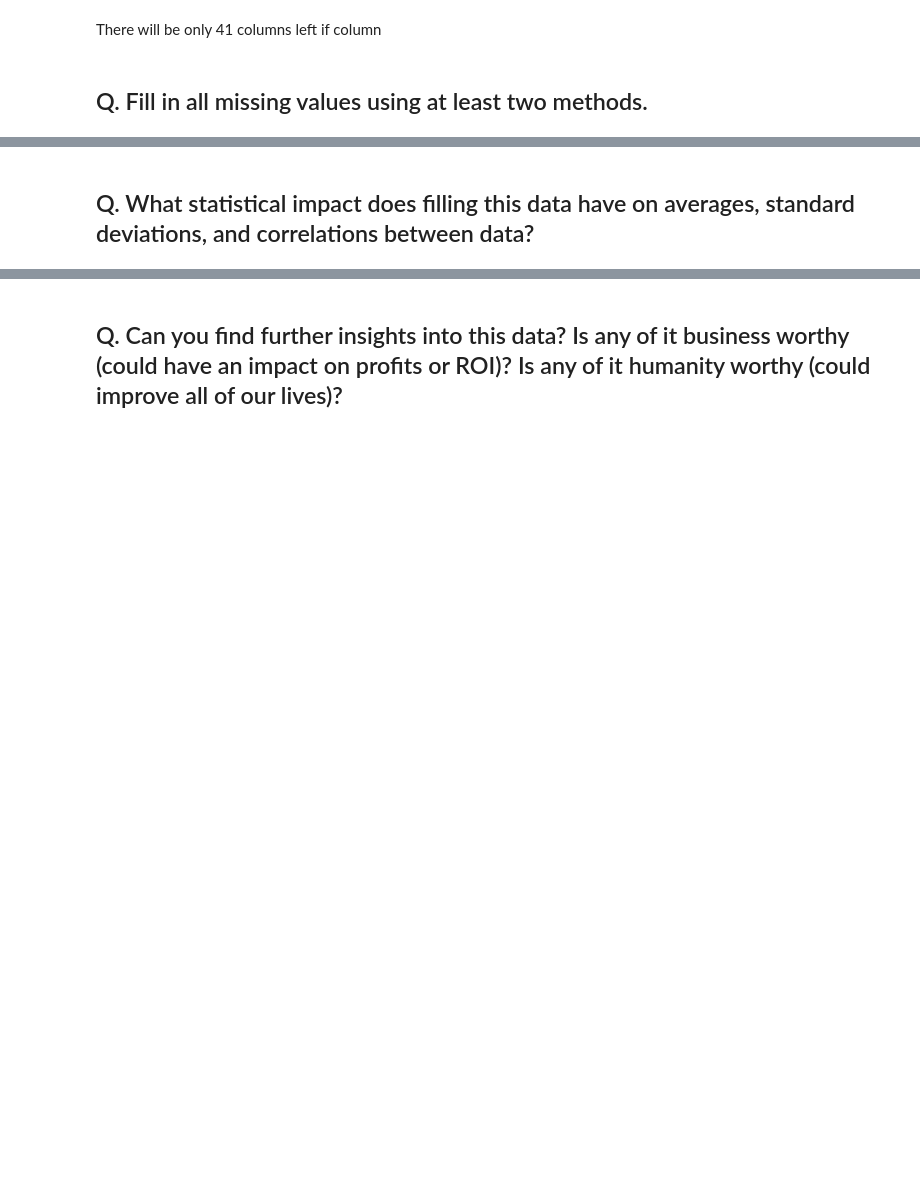
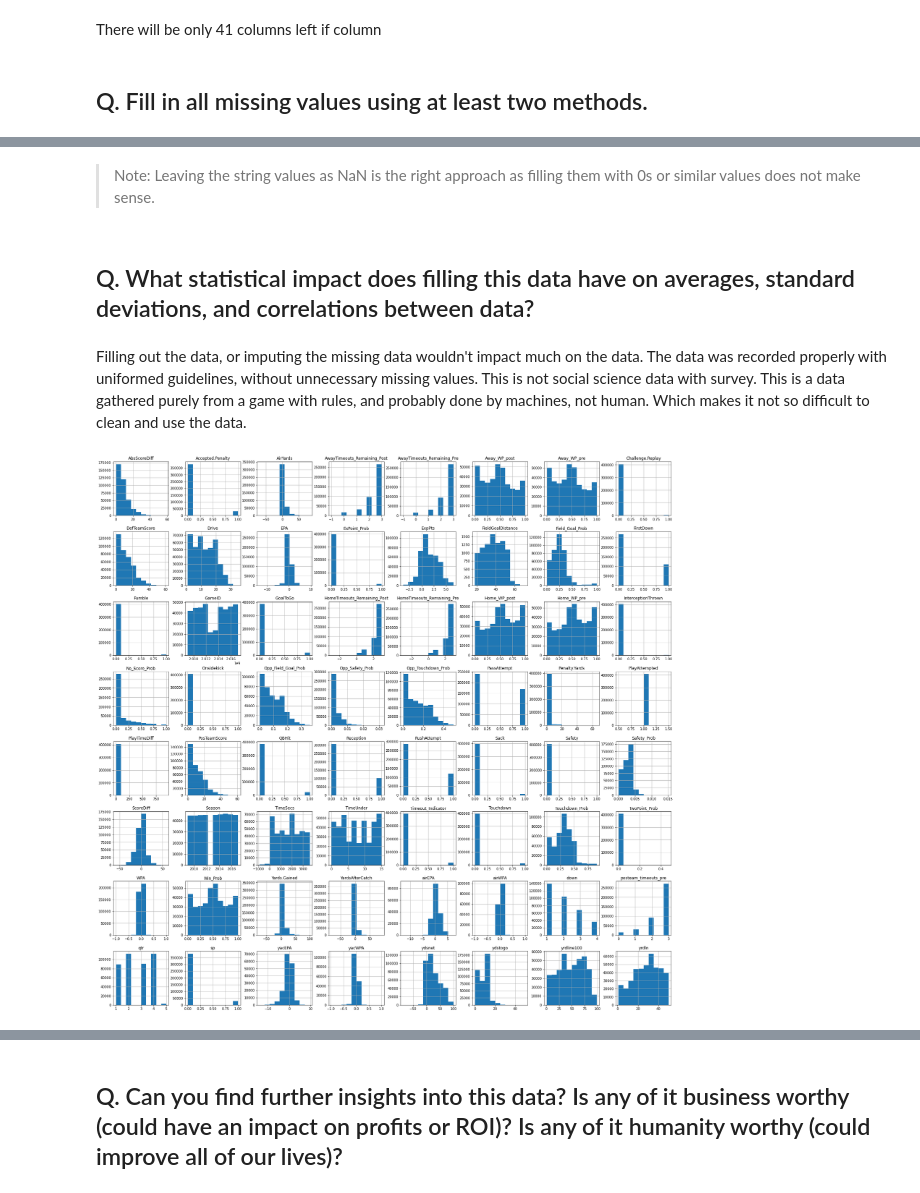
Before and after one commit to ryandhjeon/CS6010-basic-data-cleaning, a Jupyter notebook: notebooks/nfl.ipynb, the cells around one changed output, grey strips where cells are left out. Cells and saved outputs as stored; diff of their text form; code cells hidden in the pictures; blank space fills up the shorter version.

```diff
--- a/notebooks/nfl.ipynb
+++ b/notebooks/nfl.ipynb
@@ -241,0 +258,3 @@ There will be only 41 columns left if column
+# %%
+nfl.replace(to_replace=['None', 'NA'], value=np.nan, inplace=True)
+nfl.fillna(0)
@@ -242,2 +324,12 @@ There will be only 41 columns left if column
+# %% [markdown]
+> Note: Leaving the string values as NaN is the right approach as filling them with 0s or similar values does not make sense.
 # %% [markdown]
 ## Q. What statistical impact does filling this data have on averages, standard deviations, and correlations between data?
+# %% [markdown]
+Filling out the data, or imputing the missing data wouldn't impact much on the data. The data was recorded properly with uniformed guidelines, without unnecessary missing values. This is not social science data with survey. This is a data gathered purely from a game with rules, and probably done by machines, not human. Which makes it not so difficult to clean and use the data.
+# %%
+nfl = nfl.sort_index(axis=1)
+nfl.hist(figsize=(30,30))
+plt.show()
+# %% [output]
+[figure, added]
```
Also changed, not shown: parts of 16 cells of this notebook, 2 other files.
